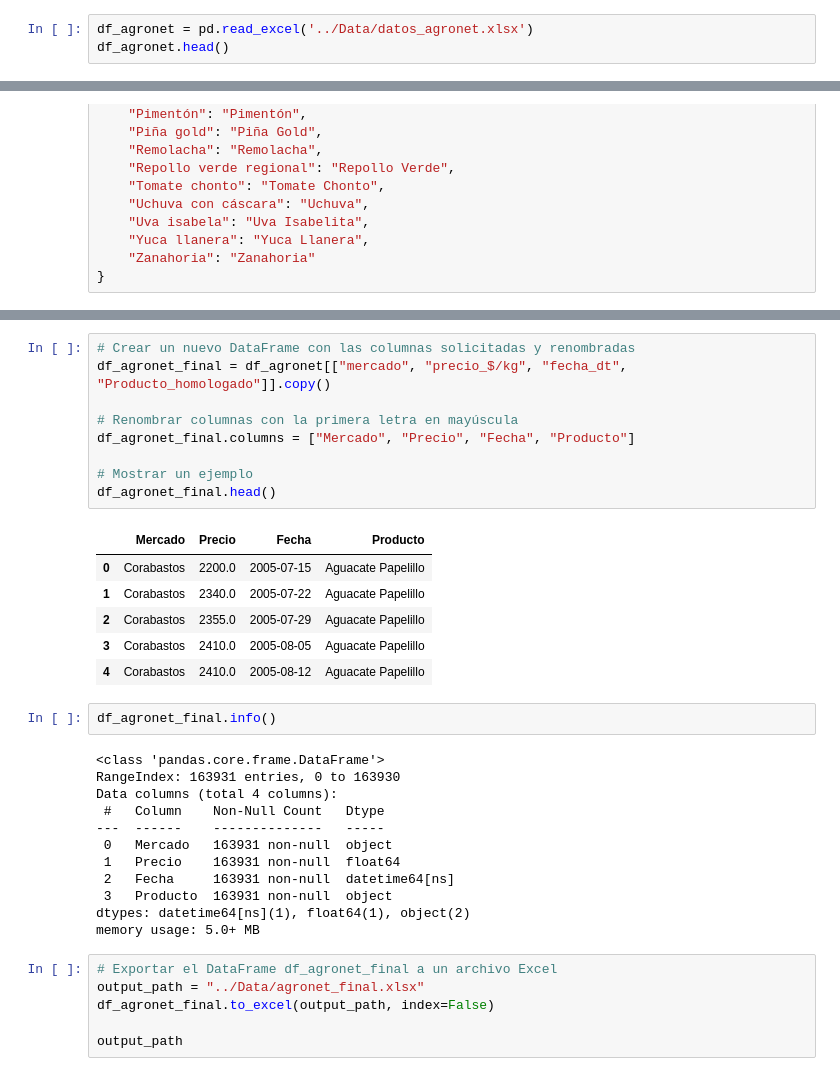
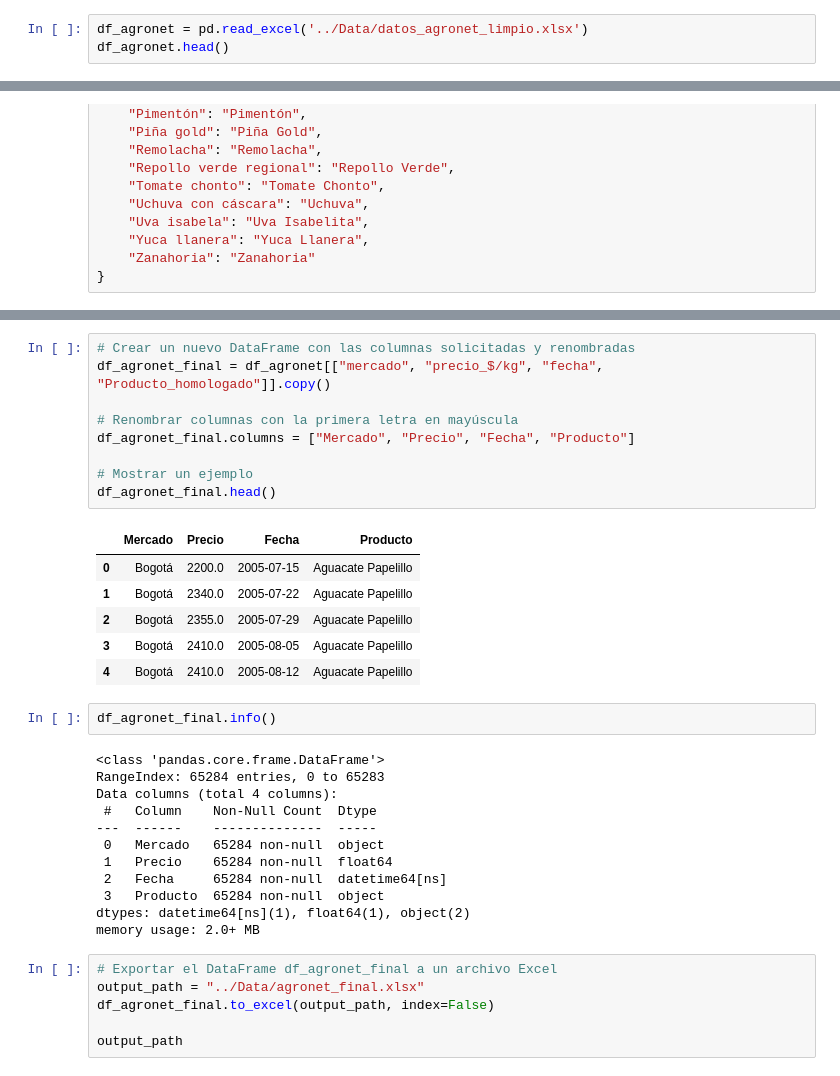
Before and after one commit to TransformacionDigital-Coomproriente/Coomproriente-Market-place-real, a Jupyter notebook: Notebooks/02_Analisis_exploratorio.ipynb, the cells around one changed output, grey strips where cells are left out. Saved outputs shown, nothing was run; the diff lists cells and outputs as text.

```diff
--- a/Notebooks/02_Analisis_exploratorio.ipynb
+++ b/Notebooks/02_Analisis_exploratorio.ipynb
@@ -20,5 +20,5 @@ df_coomproriente.head()
 # %%
-df_agronet = pd.read_excel('../Data/datos_agronet.xlsx')
+df_agronet = pd.read_excel('../Data/datos_agronet_limpio.xlsx')
 df_agronet.head()
 # %% [output]
 |  | Mercado | Producto | Fecha | Precio $/KG |
@@ -312,33 +313,33 @@ df_agronet
 # %%
 # Crear un nuevo DataFrame con las columnas solicitadas y renombradas
-df_agronet_final = df_agronet[["mercado", "precio_$/kg", "fecha_dt", "Producto_homologado"]].copy()
+df_agronet_final = df_agronet[["mercado", "precio_$/kg", "fecha", "Producto_homologado"]].copy()
 
 # Renombrar columnas con la primera letra en mayúscula
 df_agronet_final.columns = ["Mercado", "Precio", "Fecha", "Producto"]
 
 # Mostrar un ejemplo
 df_agronet_final.head()
 # %% [output]
 |  | Mercado | Precio | Fecha | Producto |
-| 0 | Corabastos | 2200.0 | 2005-07-15 | Aguacate Papelillo |
-| 1 | Corabastos | 2340.0 | 2005-07-22 | Aguacate Papelillo |
-| 2 | Corabastos | 2355.0 | 2005-07-29 | Aguacate Papelillo |
-| 3 | Corabastos | 2410.0 | 2005-08-05 | Aguacate Papelillo |
-| 4 | Corabastos | 2410.0 | 2005-08-12 | Aguacate Papelillo |
+| 0 | Bogotá | 2200.0 | 2005-07-15 | Aguacate Papelillo |
+| 1 | Bogotá | 2340.0 | 2005-07-22 | Aguacate Papelillo |
+| 2 | Bogotá | 2355.0 | 2005-07-29 | Aguacate Papelillo |
+| 3 | Bogotá | 2410.0 | 2005-08-05 | Aguacate Papelillo |
+| 4 | Bogotá | 2410.0 | 2005-08-12 | Aguacate Papelillo |
 # %%
 df_agronet_final.info()
 # %% [output]
 <class 'pandas.core.frame.DataFrame'>
-RangeIndex: 163931 entries, 0 to 163930
+RangeIndex: 65284 entries, 0 to 65283
 Data columns (total 4 columns):
- #   Column    Non-Null Count   Dtype
----  ------    --------------   -----
- 0   Mercado   163931 non-null  object
- 1   Precio    163931 non-null  float64
- 2   Fecha     163931 non-null  datetime64[ns]
- 3   Producto  163931 non-null  object
+ #   Column    Non-Null Count  Dtype
+---  ------    --------------  -----
+ 0   Mercado   65284 non-null  object
+ 1   Precio    65284 non-null  float64
+ 2   Fecha     65284 non-null  datetime64[ns]
+ 3   Producto  65284 non-null  object
 dtypes: datetime64[ns](1), float64(1), object(2)
-memory usage: 5.0+ MB
+memory usage: 2.0+ MB
 # %%
 # Exportar el DataFrame df_agronet_final a un archivo Excel
 output_path = "../Data/agronet_final.xlsx"
```
Also changed, not shown: parts of 15 cells of this notebook, 6 other files.
